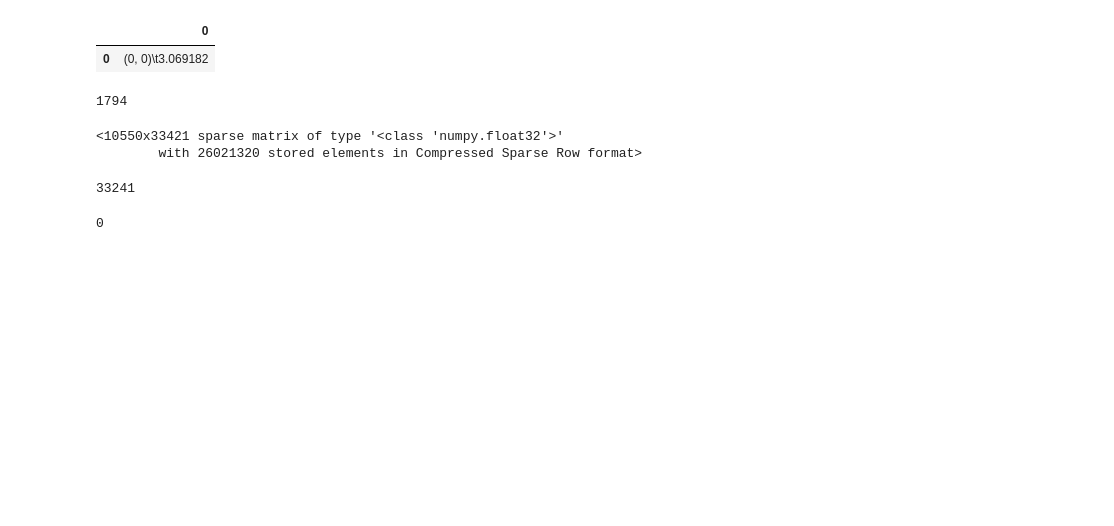
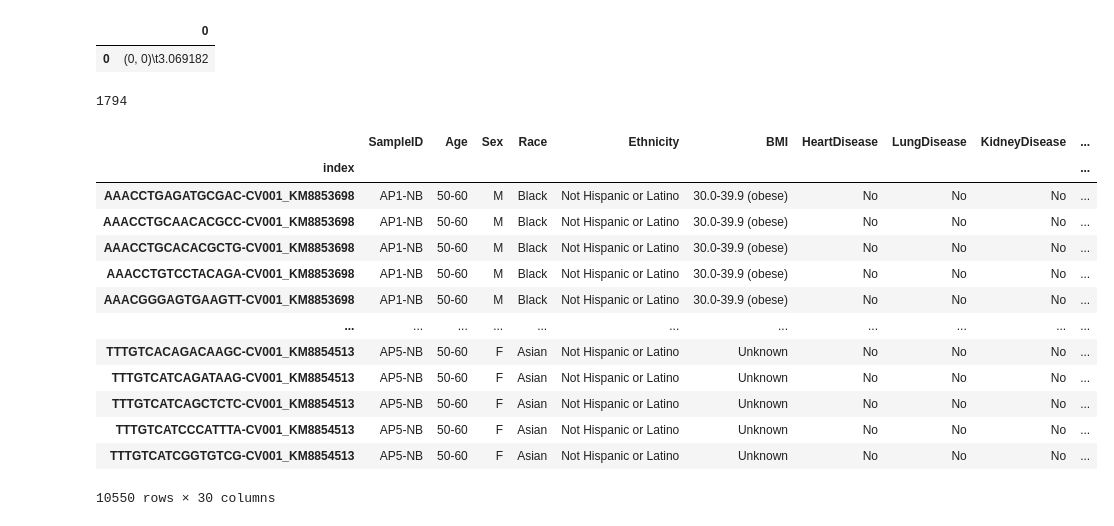
Before and after one commit to namin/biohacker, a Jupyter notebook: singlecell/SingleCellAtlas.ipynb, the cells around one changed output. Saved outputs shown, nothing was run; the diff lists cells and outputs as text; code cells hidden in the pictures; blank space fills up the shorter version.

```diff
--- a/singlecell/SingleCellAtlas.ipynb
+++ b/singlecell/SingleCellAtlas.ipynb
@@ -125,9 +135,17 @@ u = read_h5ad('data/atlas/ucl-sanger_covid_airway.submit_to_czi.cellxgene.202009
 # %%
-u.X
+u.obs
 # %% [output]
+|  | SampleID | Age | Sex | Race | Ethnicity | BMI | HeartDisease | LungDisease | KidneyDisease | ... |
+| index |  |  |  |  |  |  |  |  |  | ... |
+| AAACCTGAGATGCGAC-CV001_KM8853698 | AP1-NB | 50-60 | M | Black | Not Hispanic or Latino | 30.0-39.9 (obese) | No | No | No | ... |
+| AAACCTGCAACACGCC-CV001_KM8853698 | AP1-NB | 50-60 | M | Black | Not Hispanic or Latino | 30.0-39.9 (obese) | No | No | No | ... |
+| AAACCTGCACACGCTG-CV001_KM8853698 | AP1-NB | 50-60 | M | Black | Not Hispanic or Latino | 30.0-39.9 (obese) | No | No | No | ... |
+| AAACCTGTCCTACAGA-CV001_KM8853698 | AP1-NB | 50-60 | M | Black | Not Hispanic or Latino | 30.0-39.9 (obese) | No | No | No | ... |
+| AAACGGGAGTGAAGTT-CV001_KM8853698 | AP1-NB | 50-60 | M | Black | Not Hispanic or Latino | 30.0-39.9 (obese) | No | No | No | ... |
+| ... | ... | ... | ... | ... | ... | ... | ... | ... | ... | ... |
+| TTTGTCACAGACAAGC-CV001_KM8854513 | AP5-NB | 50-60 | F | Asian | Not Hispanic or Latino | Unknown | No | No | No | ... |
+| TTTGTCATCAGATAAG-CV001_KM8854513 | AP5-NB | 50-60 | F | Asian | Not Hispanic or Latino | Unknown | No | No | No | ... |
+| TTTGTCATCAGCTCTC-CV001_KM8854513 | AP5-NB | 50-60 | F | Asian | Not Hispanic or Latino | Unknown | No | No | No | ... |
+| TTTGTCATCCCATTTA-CV001_KM8854513 | AP5-NB | 50-60 | F | Asian | Not Hispanic or Latino | Unknown | No | No | No | ... |
+| TTTGTCATCGGTGTCG-CV001_KM8854513 | AP5-NB | 50-60 | F | Asian | Not Hispanic or Latino | Unknown | No | No | No | ... |
-<10550x33421 sparse matrix of type '<class 'numpy.float32'>'
-        with 26021320 stored elements in Compressed Sparse Row format>
+10550 rows × 30 columns
-# %%
-u.var.T.columns.get_loc('TMPRSS2')
-# %% [output]
-33241
@@ -138,4 +151,0 @@ u_a, u_b = u_gene_expression.nonzero()
-# %%
-len(u_a)
-# %% [output]
-0
```
Also changed, not shown: parts of 13 cells of this notebook, 1 other file.
